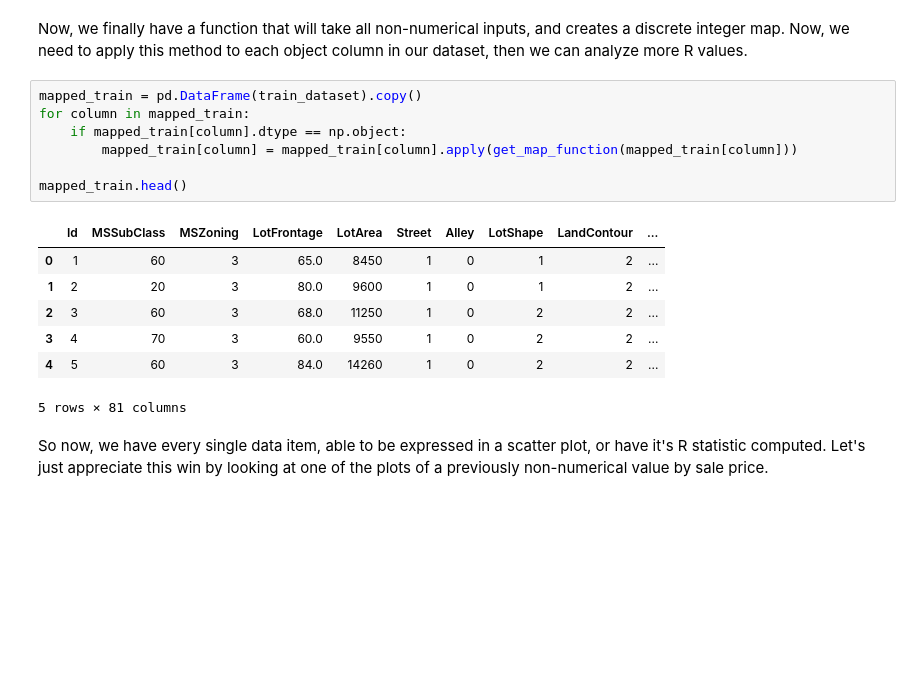
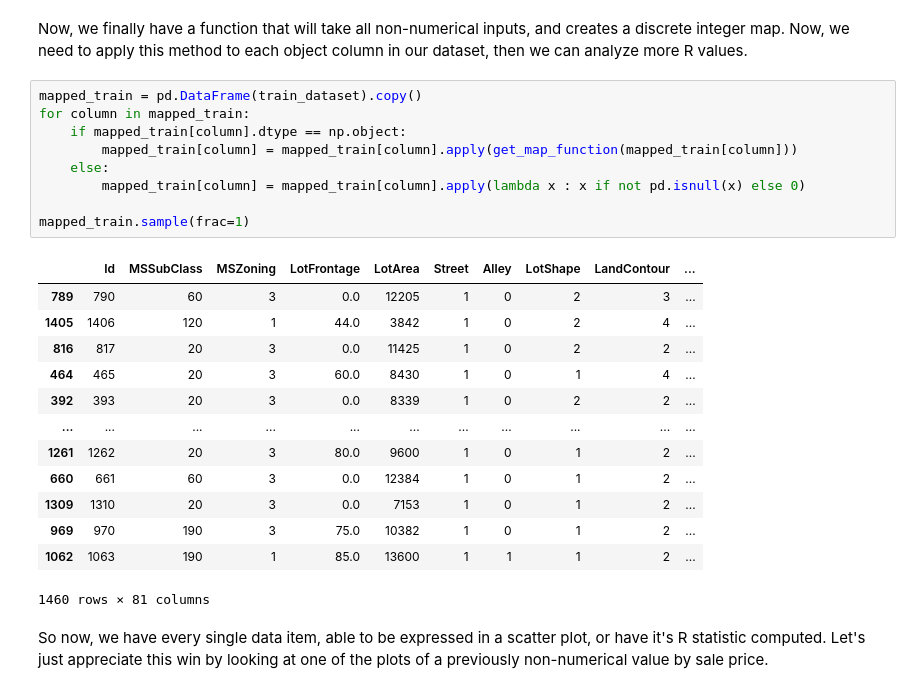
Before and after one commit to Wsoren1/housing_prices_kaggle, a Jupyter notebook: Submission 2.ipynb, the cells around one changed output. Cells and saved outputs as stored; diff of their text form; blank space fills up the shorter version.

```diff
--- a/Submission 2.ipynb
+++ b/Submission 2.ipynb
@@ -85,18 +88,26 @@ Now, we finally have a function that will take all non-numerical inputs, and cre
 # %%
 mapped_train = pd.DataFrame(train_dataset).copy()
 for column in mapped_train:
     if mapped_train[column].dtype == np.object:
         mapped_train[column] = mapped_train[column].apply(get_map_function(mapped_train[column]))
+    else:
+        mapped_train[column] = mapped_train[column].apply(lambda x : x if not pd.isnull(x) else 0)
 
-mapped_train.head()
+mapped_train.sample(frac=1)
 # %% [output]
 |  | Id | MSSubClass | MSZoning | LotFrontage | LotArea | Street | Alley | LotShape | LandContour | ... |
-| 0 | 1 | 60 | 3 | 65.0 | 8450 | 1 | 0 | 1 | 2 | ... |
-| 1 | 2 | 20 | 3 | 80.0 | 9600 | 1 | 0 | 1 | 2 | ... |
-| 2 | 3 | 60 | 3 | 68.0 | 11250 | 1 | 0 | 2 | 2 | ... |
-| 3 | 4 | 70 | 3 | 60.0 | 9550 | 1 | 0 | 2 | 2 | ... |
-| 4 | 5 | 60 | 3 | 84.0 | 14260 | 1 | 0 | 2 | 2 | ... |
+| 789 | 790 | 60 | 3 | 0.0 | 12205 | 1 | 0 | 2 | 3 | ... |
+| 1405 | 1406 | 120 | 1 | 44.0 | 3842 | 1 | 0 | 2 | 4 | ... |
+| 816 | 817 | 20 | 3 | 0.0 | 11425 | 1 | 0 | 2 | 2 | ... |
+| 464 | 465 | 20 | 3 | 60.0 | 8430 | 1 | 0 | 1 | 4 | ... |
+| 392 | 393 | 20 | 3 | 0.0 | 8339 | 1 | 0 | 2 | 2 | ... |
+| ... | ... | ... | ... | ... | ... | ... | ... | ... | ... | ... |
+| 1261 | 1262 | 20 | 3 | 80.0 | 9600 | 1 | 0 | 1 | 2 | ... |
+| 660 | 661 | 60 | 3 | 0.0 | 12384 | 1 | 0 | 1 | 2 | ... |
+| 1309 | 1310 | 20 | 3 | 0.0 | 7153 | 1 | 0 | 1 | 2 | ... |
+| 969 | 970 | 190 | 3 | 75.0 | 10382 | 1 | 0 | 1 | 2 | ... |
+| 1062 | 1063 | 190 | 1 | 85.0 | 13600 | 1 | 1 | 1 | 2 | ... |
-5 rows × 81 columns
+1460 rows × 81 columns
 # %% [markdown]
 So now, we have every single data item, able to be expressed in a scatter plot, or have it's R statistic computed. Let's just appreciate this win by looking at one of the plots of a previously non-numerical value by sale price.
 # %%
```
Also changed, not shown: parts of 19 cells of this notebook, 1 other file.
